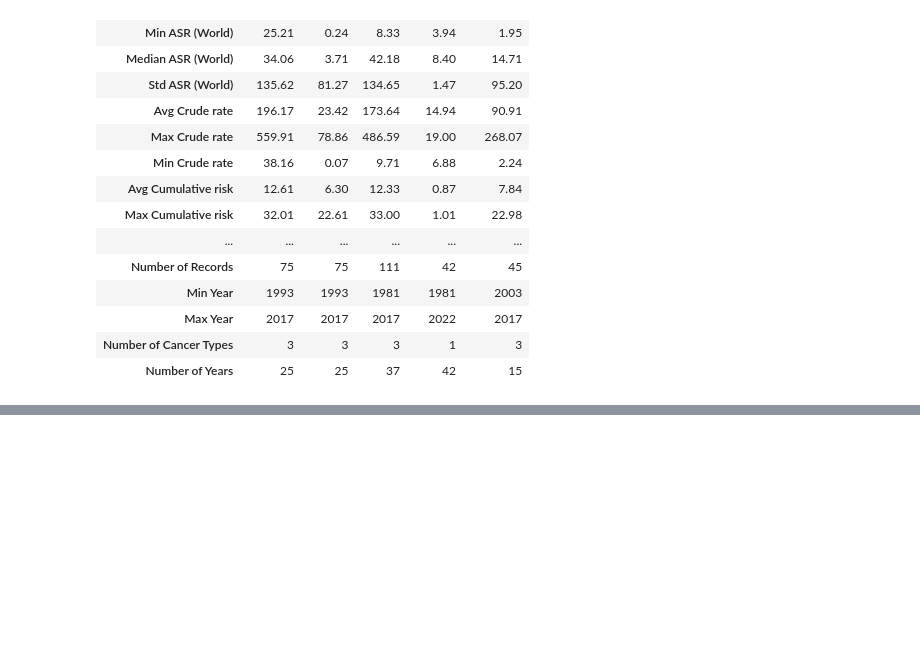
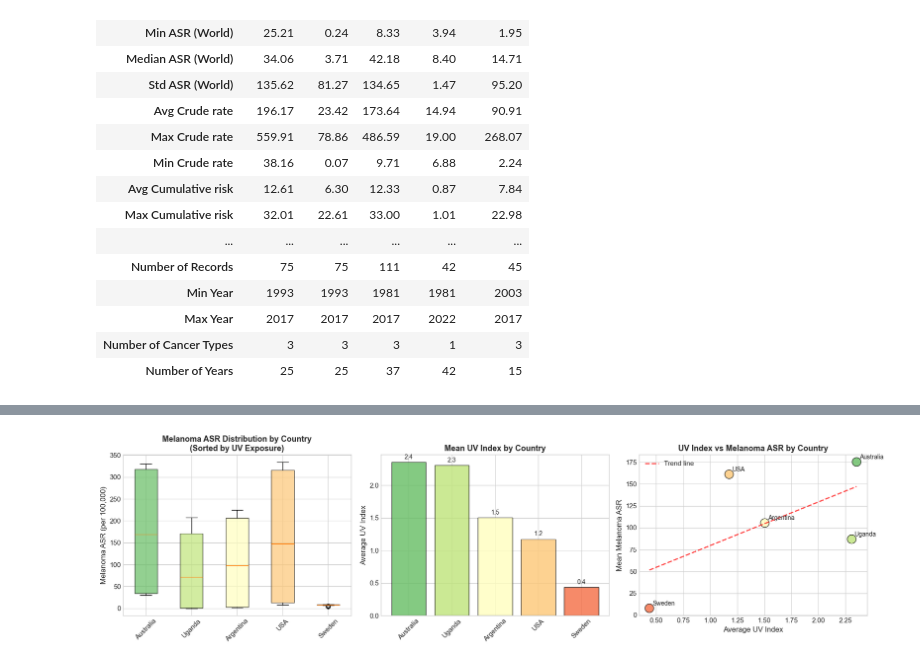
Before and after one commit to mohaneddz/Project-UV, a Jupyter notebook: countries-uv.ipynb, the cells around one changed output, grey strips where cells are left out. Cells and saved outputs as stored; diff of their text form; code cells hidden in the pictures; blank space fills up the shorter version.

```diff
--- a/countries-uv.ipynb
+++ b/countries-uv.ipynb
@@ -320,0 +788,50 @@ plt.show()
+# %%
+# Visualization: All countries comparison
+fig, axes = plt.subplots(1, 3, figsize=(18, 5))
+
+# Sort countries by UV exposure
+sorted_countries = stats_df['Country'].tolist()
+colors_palette = plt.cm.RdYlGn_r(np.linspace(0.2, 0.8, len(sorted_countries)))
+
+# Box plot of ASR by country
+data_boxplot = [df_merged_countries[c]['ASR (World)'].values for c in sorted_countries]
+bp = axes[0].boxplot(data_boxplot, labels=sorted_countries, patch_artist=True)
+for patch, color in zip(bp['boxes'], colors_palette):
+    patch.set_facecolor(color)
+    patch.set_alpha(0.7)
+axes[0].set_ylabel('Melanoma ASR (per 100,000)', fontsize=12)
+axes[0].set_title('Melanoma ASR Distribution by Country\n(Sorted by UV Exposure)', fontsize=13, fontweight='bold')
+axes[0].tick_params(axis='x', rotation=45)
+
+# Bar chart: UV Index by country
+uv_values = [df_merged_countries[c]['ALLSKY_SFC_UV_INDEX_mean'].mean() for c in sorted_countries]
+bars = axes[1].bar(sorted_countries, uv_values, color=colors_palette, edgecolor='black', alpha=0.8)
+axes[1].set_ylabel('Average UV Index', fontsize=12)
+axes[1].set_title('Mean UV Index by Country', fontsize=13, fontweight='bold')
+axes[1].tick_params(axis='x', rotation=45)
+for bar, val in zip(bars, uv_values):
+    axes[1].text(bar.get_x() + bar.get_width()/2, bar.get_height() + 0.05,
+                 f'{val:.1f}', ha='center', fontsize=10)
+
+# Scatter: UV vs ASR with country labels
+asr_means = [df_merged_countries[c]['ASR (World)'].mean() for c in sorted_countries]
+axes[2].scatter(uv_values, asr_means, c=colors_palette, s=200, edgecolor='black', alpha=0.8)
+for i, country in enumerate(sorted_countries):
+    axes[2].annotate(country, (uv_values[i], asr_means[i]),
+                     textcoords="offset points", xytext=(5, 5), fontsize=10)
+axes[2].set_xlabel('Average UV Index', fontsize=12)
+axes[2].set_ylabel('Mean Melanoma ASR', fontsize=12)
+axes[2].set_title('UV Index vs Melanoma ASR by Country', fontsize=13, fontweight='bold')
+
+# Add trend line
+z = np.polyfit(uv_values, asr_means, 1)
+p = np.poly1d(z)
+x_line = np.linspace(min(uv_values), max(uv_values), 100)
+axes[2].plot(x_line, p(x_line), "r--", alpha=0.7, linewidth=2, label='Trend line')
+axes[2].legend()
+
+plt.tight_layout()
+plt.savefig('output/hypothesis_test_2_visualization.png', dpi=150, bbox_inches='tight')
+plt.show()
+# %% [output]
+[figure, added]
```
Also changed, not shown: parts of 56 cells of this notebook, 17 other files.
